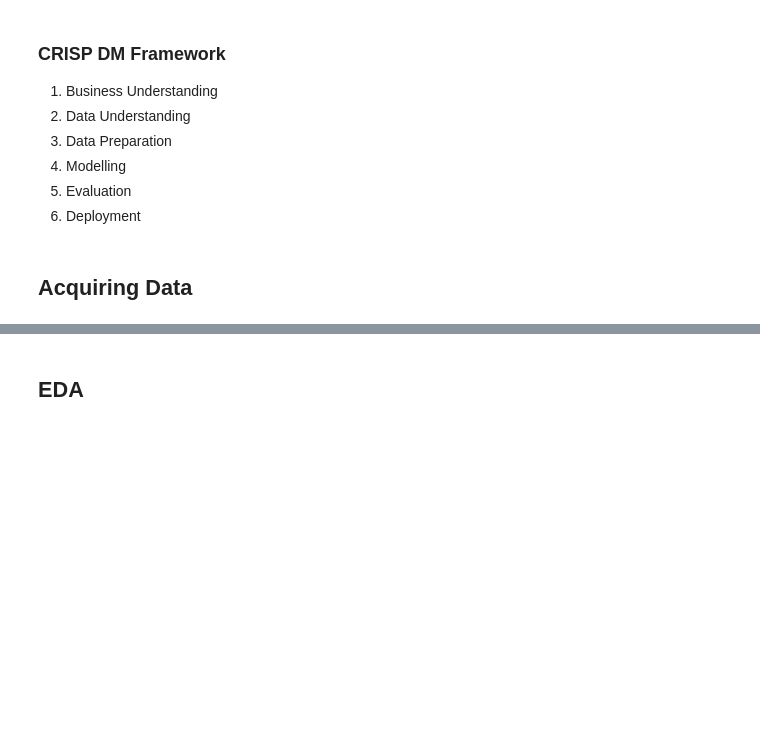
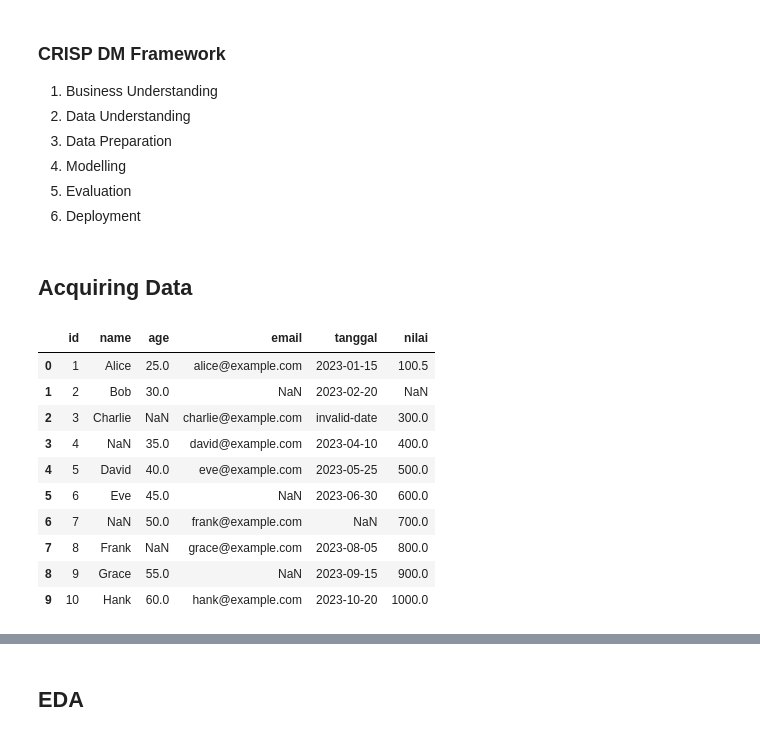
Before and after one commit to ekosup/data-preparation, a Jupyter notebook: day-1.ipynb, the cells around one changed output, grey strips where cells are left out. Saved outputs shown, nothing was run; the diff lists cells and outputs as text; code cells hidden in the pictures; blank space fills up the shorter version.

Commit message:
fix: update data count

```diff
--- a/day-1.ipynb
+++ b/day-1.ipynb
@@ -29,7 +29,7 @@ Agenda Hari 1:
 import pandas as pd
 
 # CSV
-# df = pd.read_csv('data/data.csv')
+df = pd.read_csv('data/data.csv')
 
 # # Dengan parameter penting:
 # df = pd.read_csv('data/data.csv',
@@ -40,37 +40,49 @@ import pandas as pd
 
 # print(str(df.dtypes))
 
 # # Excel
 # df = pd.read_excel('data/data.xlsx', sheet_name='Realisasi')
 
 # # JSON
 # df = pd.read_json('data/data.json')
 
 # # Parquet (modern, 5-10x lebih cepat dari CSV)
 # df = pd.read_parquet('data/data.parquet')
 
 # Remote database
 from sqlalchemy import create_engine
 from dotenv import load_dotenv
 import os
 
-load_dotenv()
+# load_dotenv()
 
-conn_str = os.getenv('CONN_STR').strip()
-engine = create_engine(conn_str)
-df = pd.read_sql("SELECT * FROM public.data", engine)
+# conn_str = os.getenv('CONN_STR').strip()
+# engine = create_engine(conn_str)
+# df = pd.read_sql("SELECT * FROM public.data", engine)
 
 # API -JSON
 # import requests
 
 # url = "https://training.ekos.my.id/data"
 # response = requests.get(url)
 
 # if response.status_code == 200:
 #     data = response.json().get('data')
 #     df = pd.DataFrame(data)
 
 df
+# %% [output]
+|  | id | name | age | email | tanggal | nilai |
+| 0 | 1 | Alice | 25.0 | alice@example.com | 2023-01-15 | 100.5 |
+| 1 | 2 | Bob | 30.0 | NaN | 2023-02-20 | NaN |
+| 2 | 3 | Charlie | NaN | charlie@example.com | invalid-date | 300.0 |
+| 3 | 4 | NaN | 35.0 | david@example.com | 2023-04-10 | 400.0 |
+| 4 | 5 | David | 40.0 | eve@example.com | 2023-05-25 | 500.0 |
+| 5 | 6 | Eve | 45.0 | NaN | 2023-06-30 | 600.0 |
+| 6 | 7 | NaN | 50.0 | frank@example.com | NaN | 700.0 |
+| 7 | 8 | Frank | NaN | grace@example.com | 2023-08-05 | 800.0 |
+| 8 | 9 | Grace | 55.0 | NaN | 2023-09-15 | 900.0 |
+| 9 | 10 | Hank | 60.0 | hank@example.com | 2023-10-20 | 1000.0 |
 # %%
 import pandas as pd
 from sklearn.linear_model import LogisticRegression
```
Also changed, not shown: parts of 27 cells of this notebook, 7 other files.
